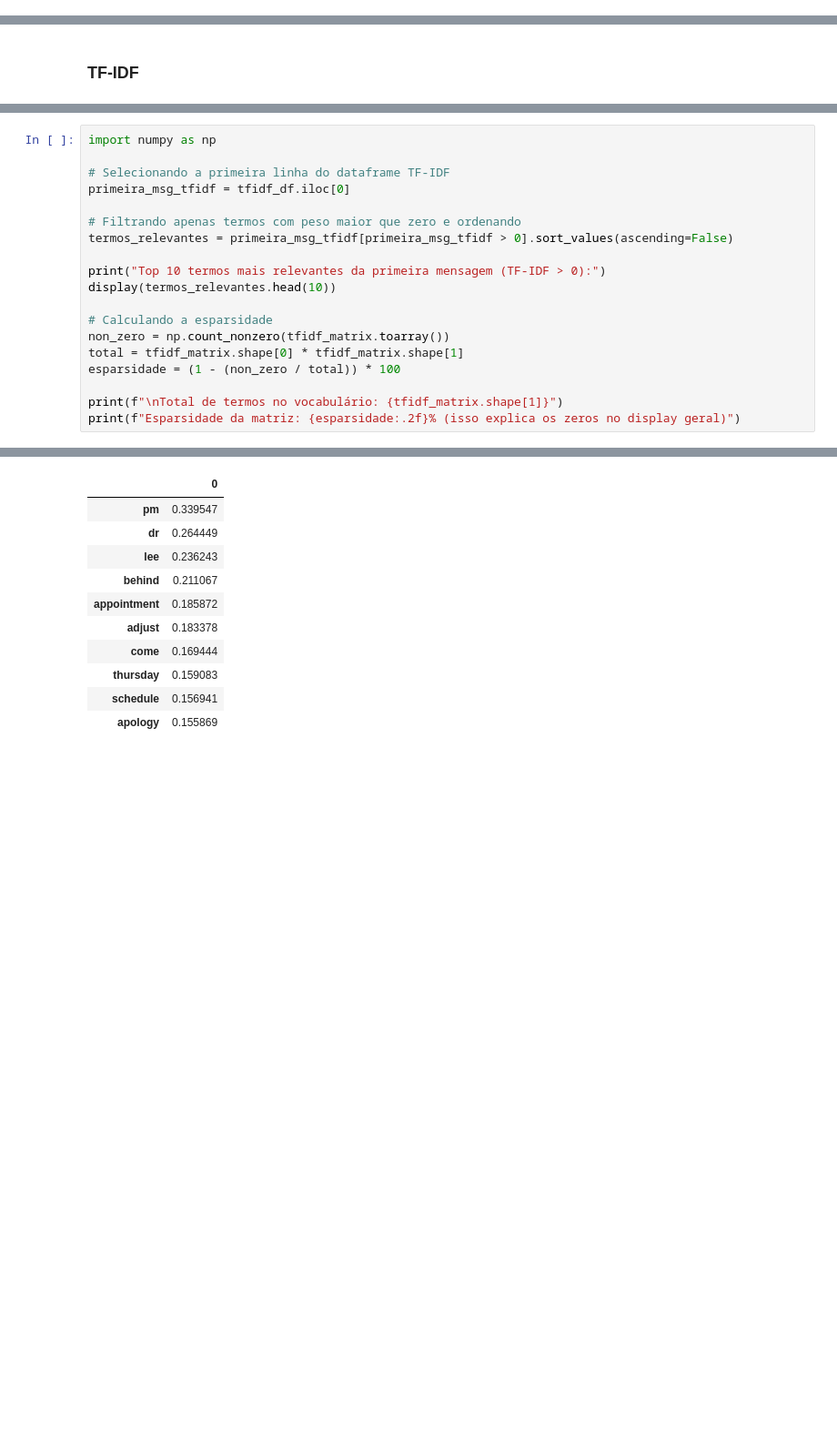
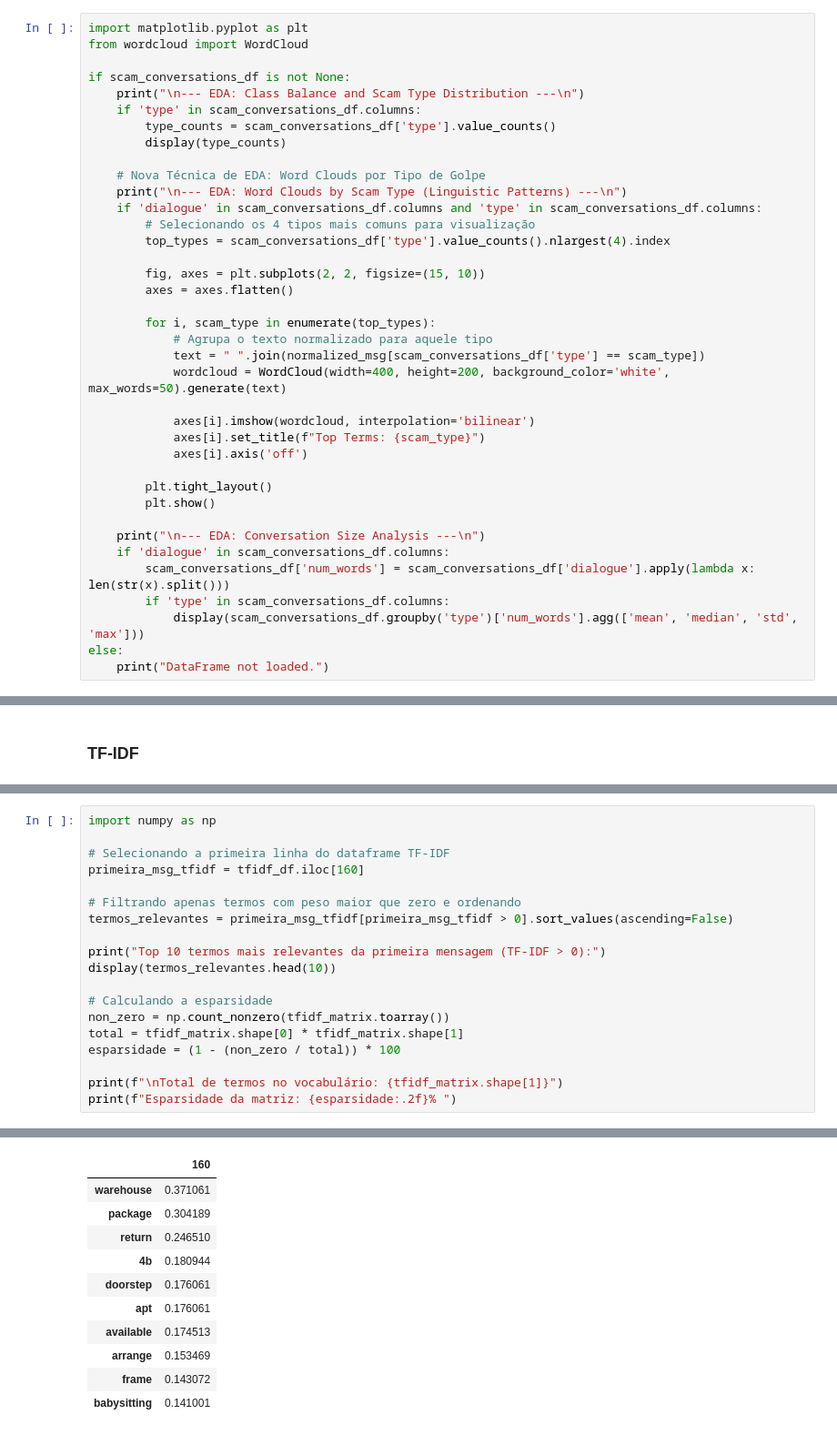
Before and after one commit to Joaoplims/NLP-HandsOn, a Jupyter notebook: HOF02/HOF02_IntentionalityFilter.ipynb, the cells around one changed output, grey strips where cells are left out. Shown at 91% size. Saved outputs shown, nothing was run; the diff lists cells and outputs as text; blank space fills up the shorter version.

```diff
--- a/HOF02/HOF02_IntentionalityFilter.ipynb
+++ b/HOF02/HOF02_IntentionalityFilter.ipynb
@@ -183,0 +117,38 @@ Descriptive statistics for dialogue size by scam type:
+# %%
+import matplotlib.pyplot as plt
+from wordcloud import WordCloud
+
+if scam_conversations_df is not None:
+    print("\n--- EDA: Class Balance and Scam Type Distribution ---\n")
+    if 'type' in scam_conversations_df.columns:
+        type_counts = scam_conversations_df['type'].value_counts()
+        display(type_counts)
+
+    # Nova Técnica de EDA: Word Clouds por Tipo de Golpe
+    print("\n--- EDA: Word Clouds by Scam Type (Linguistic Patterns) ---\n")
+    if 'dialogue' in scam_conversations_df.columns and 'type' in scam_conversations_df.columns:
+        # Selecionando os 4 tipos mais comuns para visualização
+        top_types = scam_conversations_df['type'].value_counts().nlargest(4).index
+
+        fig, axes = plt.subplots(2, 2, figsize=(15, 10))
+        axes = axes.flatten()
+
+        for i, scam_type in enumerate(top_types):
+            # Agrupa o texto normalizado para aquele tipo
+            text = " ".join(normalized_msg[scam_conversations_df['type'] == scam_type])
+            wordcloud = WordCloud(width=400, height=200, background_color='white', max_words=50).generate(text)
+
+            axes[i].imshow(wordcloud, interpolation='bilinear')
+            axes[i].set_title(f"Top Terms: {scam_type}")
+            axes[i].axis('off')
+
+        plt.tight_layout()
+        plt.show()
+
+    print("\n--- EDA: Conversation Size Analysis ---\n")
+    if 'dialogue' in scam_conversations_df.columns:
+        scam_conversations_df['num_words'] = scam_conversations_df['dialogue'].apply(lambda x: len(str(x).split()))
+        if 'type' in scam_conversations_df.columns:
+            display(scam_conversations_df.groupby('type')['num_words'].agg(['mean', 'median', 'std', 'max']))
+else:
+    print("DataFrame not loaded.")
@@ -393,33 +328,33 @@ TF-IDF Matrix Shape: (1280, 5650)
 # %%
 import numpy as np
 
 # Selecionando a primeira linha do dataframe TF-IDF
-primeira_msg_tfidf = tfidf_df.iloc[0]
+primeira_msg_tfidf = tfidf_df.iloc[160]
 
 # Filtrando apenas termos com peso maior que zero e ordenando
 termos_relevantes = primeira_msg_tfidf[primeira_msg_tfidf > 0].sort_values(ascending=False)
 
 print("Top 10 termos mais relevantes da primeira mensagem (TF-IDF > 0):")
 display(termos_relevantes.head(10))
 
 # Calculando a esparsidade
 non_zero = np.count_nonzero(tfidf_matrix.toarray())
 total = tfidf_matrix.shape[0] * tfidf_matrix.shape[1]
 esparsidade = (1 - (non_zero / total)) * 100
 
 print(f"\nTotal de termos no vocabulário: {tfidf_matrix.shape[1]}")
-print(f"Esparsidade da matriz: {esparsidade:.2f}% (isso explica os zeros no display geral)")
+print(f"Esparsidade da matriz: {esparsidade:.2f}% ")
 # %% [output]
 Top 10 termos mais relevantes da primeira mensagem (TF-IDF > 0):
-|  | 0 |
-| pm | 0.339547 |
-| dr | 0.264449 |
-| lee | 0.236243 |
-| behind | 0.211067 |
-| appointment | 0.185872 |
-| adjust | 0.183378 |
-| come | 0.169444 |
-| thursday | 0.159083 |
-| schedule | 0.156941 |
-| apology | 0.155869 |
+|  | 160 |
+| warehouse | 0.371061 |
+| package | 0.304189 |
+| return | 0.246510 |
+| 4b | 0.180944 |
+| doorstep | 0.176061 |
+| apt | 0.176061 |
+| available | 0.174513 |
+| arrange | 0.153469 |
+| frame | 0.143072 |
+| babysitting | 0.141001 |
 dtype: float64
```
Also changed, not shown: parts of 31 cells of this notebook.
